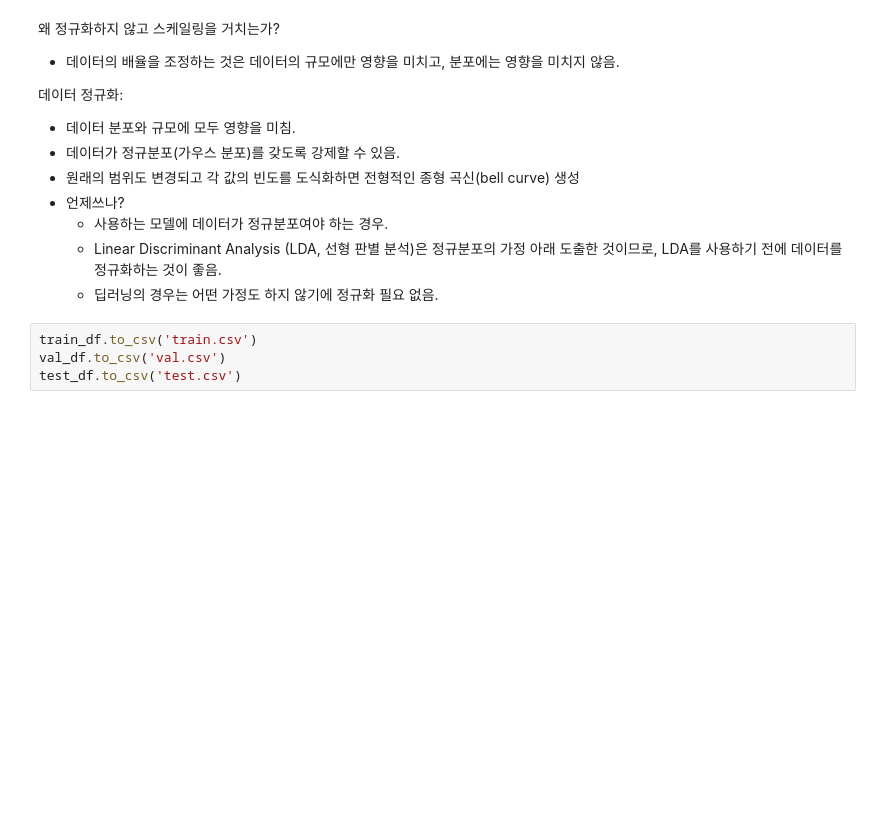
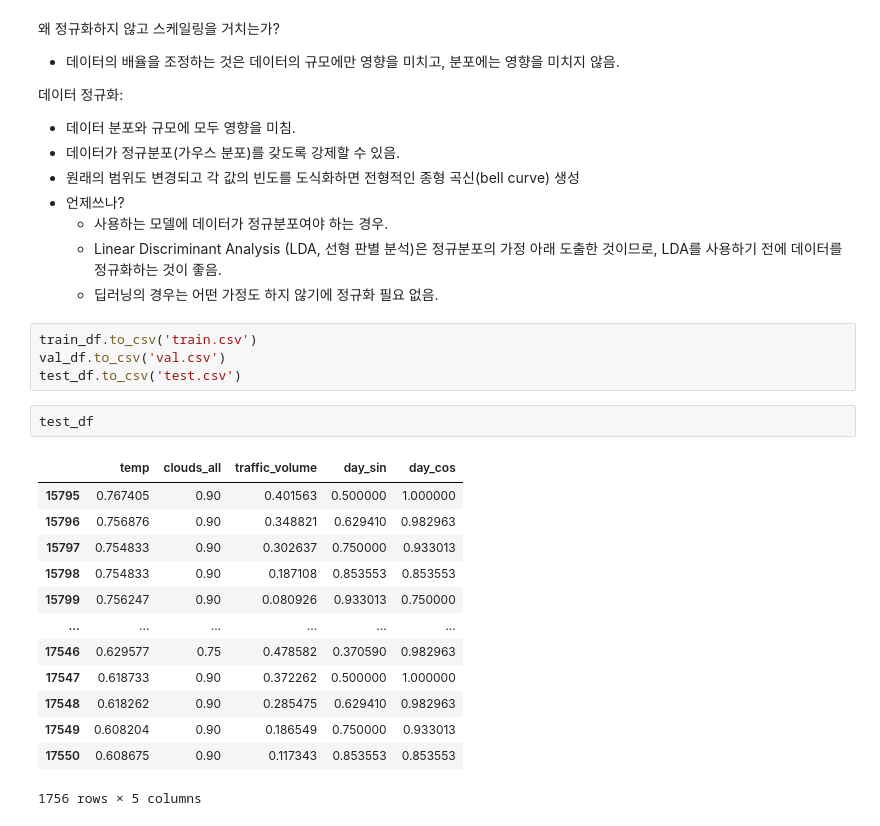
Before and after one commit to mskcho00/TimeSeries-Self-Practice, a Jupyter notebook: 12_Deep Learning in TS.ipynb, the cells around one changed output. Cells and saved outputs as stored; diff of their text form; blank space fills up the shorter version.

```diff
--- a/12_Deep Learning in TS.ipynb
+++ b/12_Deep Learning in TS.ipynb
@@ -268,3 +270,19 @@ See the caveats in the documentation: https://pandas.pydata.org/pandas-docs/stab
 train_df.to_csv('train.csv')
 val_df.to_csv('val.csv')
 test_df.to_csv('test.csv')
+# %%
+test_df
+# %% [output]
+|  | temp | clouds_all | traffic_volume | day_sin | day_cos |
+| 15795 | 0.767405 | 0.90 | 0.401563 | 0.500000 | 1.000000 |
+| 15796 | 0.756876 | 0.90 | 0.348821 | 0.629410 | 0.982963 |
+| 15797 | 0.754833 | 0.90 | 0.302637 | 0.750000 | 0.933013 |
+| 15798 | 0.754833 | 0.90 | 0.187108 | 0.853553 | 0.853553 |
+| 15799 | 0.756247 | 0.90 | 0.080926 | 0.933013 | 0.750000 |
+| ... | ... | ... | ... | ... | ... |
+| 17546 | 0.629577 | 0.75 | 0.478582 | 0.370590 | 0.982963 |
+| 17547 | 0.618733 | 0.90 | 0.372262 | 0.500000 | 1.000000 |
+| 17548 | 0.618262 | 0.90 | 0.285475 | 0.629410 | 0.982963 |
+| 17549 | 0.608204 | 0.90 | 0.186549 | 0.750000 | 0.933013 |
+| 17550 | 0.608675 | 0.90 | 0.117343 | 0.853553 | 0.853553 |
+1756 rows × 5 columns
```
Also changed, not shown: parts of 1 cell of this notebook.
